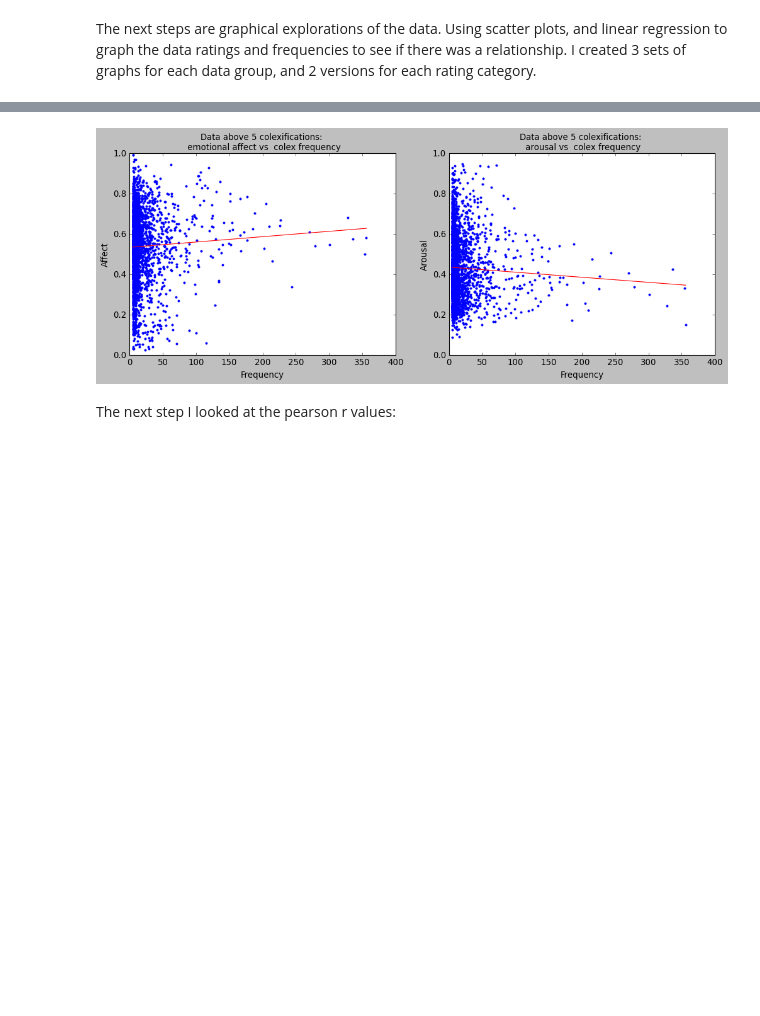
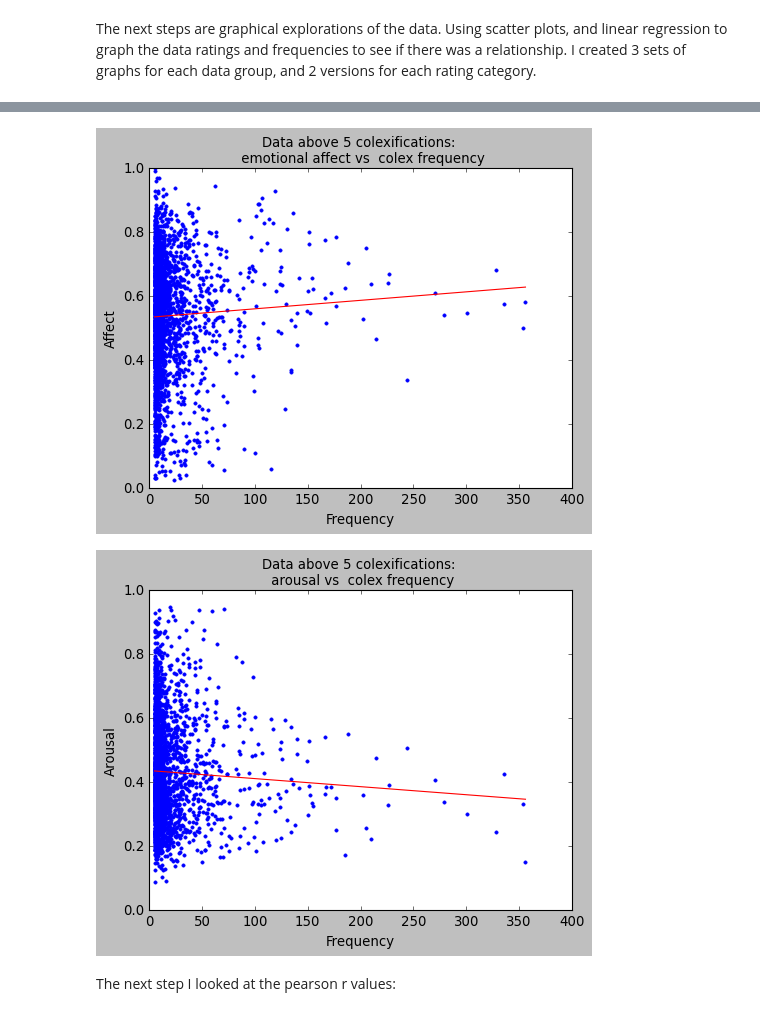
Before and after one commit to petesaiacct/cog260project, a Jupyter notebook: scripts/Arousal_Valence_Colex_Analysis.ipynb, the cells around one changed output, grey strips where cells are left out. Cells and saved outputs as stored; diff of their text form; code cells hidden in the pictures; blank space fills up the shorter version.

```diff
--- a/scripts/Arousal_Valence_Colex_Analysis.ipynb
+++ b/scripts/Arousal_Valence_Colex_Analysis.ipynb
@@ -365,7 +365,10 @@ plt.xlabel('Frequency')
 plt.ylabel('Affect')
 plt.title("full set: emotional affect vs colex frequency")
 
+plt.show()
 
+plt.style.use('classic')
+fig = plt.figure(figsize=(15,5) )
 plt.subplot(1,2,2)
 
 # This graph plots the frequency of the colexification against ratings for arousal.
@@ -400,6 +404,10 @@ plt.xlabel('Frequency')
 plt.ylabel('Affect')
 plt.title("top quartile full set: \n emotional affect vs colex frequency", fontsize=12)
 
+plt.show()
+
+plt.style.use('classic')
+fig = plt.figure(figsize=(15,5) )
 plt.subplot(1,2,2)
 
 # this graph explores the relationship between the top quartile of all the colexified words
@@ -427,34 +436,39 @@ fig = plt.figure(figsize=(15,5) )
 plt.subplot(1,2,1)
 # this graph explores the relationship between the top quartile of all the colexified words
 # with ratings for emotional affect and the frequency of colexification
 
 x5, y5 = above_graph_affect[2], above_graph_affect[3]
 slope, intercept = np.polyfit(x5.flatten(), y5.flatten(), deg=1)
 plt.plot(x5 , y5, '.')
 plt.plot(x5, intercept + slope*x5, 'r', label='fitted line')
 plt.xlabel('Frequency')
 plt.ylabel('Affect')
 plt.title("Data above 5 colexifications: \n emotional affect vs  colex frequency", fontsize=12)
 
+plt.show()
+
+plt.style.use('classic')
+fig = plt.figure(figsize=(15,5) )
 plt.subplot(1,2,2)
 
 # this graph explores the relationship between the top quartile of all the colexified words
 # with ratings for arousal and the frequency of colexification
 
 x6, y6 = above_graph_arousal[2], above_graph_arousal[3]
 slope, intercept = np.polyfit(x6.flatten(), y6.flatten(), deg=1)
 plt.plot(x6 , y6, '.')
 plt.plot(x6, intercept + slope*x6, 'r', label='fitted line')
 plt.xlabel('Frequency')
 plt.ylabel('Arousal')
 plt.title("Data above 5 colexifications: \n arousal vs  colex frequency", fontsize=12)
 
 plt.show()
 
 r5, p5 = st.pearsonr(x5, y5)
 r6, p6 = st.pearsonr(x6, y6)
 # %% [output]
-[figure, old version]
+[figure, new version]
+[figure, added]
 # %% [markdown]
 The next step I looked at the pearson r values:
 # %%
```
Also changed, not shown: parts of 4 cells of this notebook.
